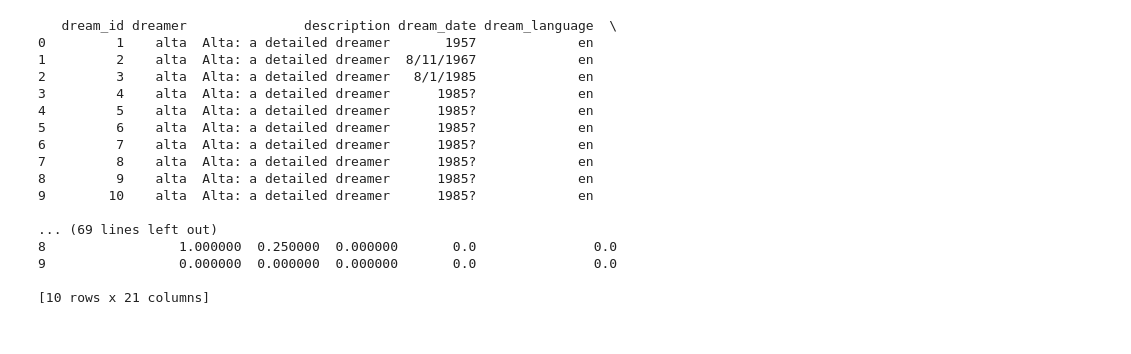
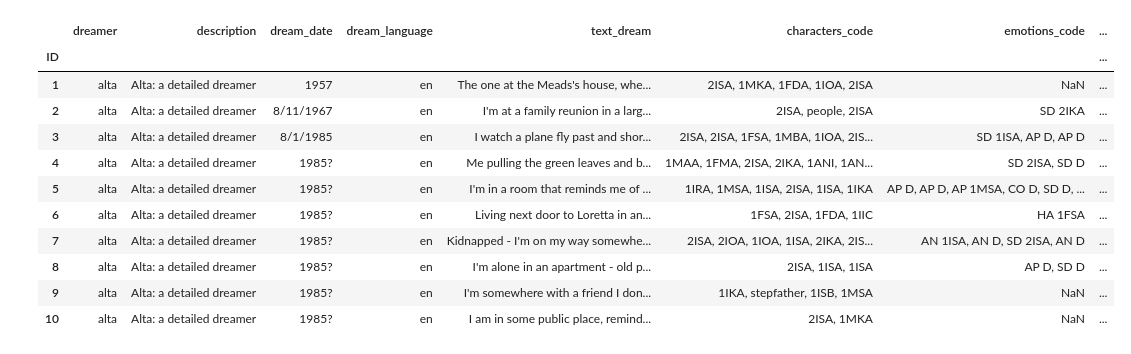
Before and after one commit to Soncity2/NLP-project-dream-interpretation, a Jupyter notebook: src/main.ipynb, the cells around one changed output. Drawn from its saved outputs; the diff is of its cells as text; code cells hidden in the pictures.

```diff
--- a/src/main.ipynb
+++ b/src/main.ipynb
@@ -3,25 +3,19 @@ from utility import load_data
 # %%
-dryad_data = load_data('data/rsos_dream_data.tsv')
-#paperswithcode_data = load_json_data('path_to_paperswithcode_dataset.json')
+dryad_data = load_data('data/rsos_dream_data.tsv', "dream_id")
+dream_data = load_data('data/dream_train.json',2)
 
 # Show basic stats
-print(dryad_data.head(10))
-#print(paperswithcode_data.head())
+dryad_data.head(10)
 # %% [output]
-   dream_id dreamer               description dream_date dream_language  \
-0         1    alta  Alta: a detailed dreamer       1957             en
-1         2    alta  Alta: a detailed dreamer  8/11/1967             en
-2         3    alta  Alta: a detailed dreamer   8/1/1985             en
-3         4    alta  Alta: a detailed dreamer      1985?             en
-4         5    alta  Alta: a detailed dreamer      1985?             en
-5         6    alta  Alta: a detailed dreamer      1985?             en
-6         7    alta  Alta: a detailed dreamer      1985?             en
-7         8    alta  Alta: a detailed dreamer      1985?             en
-8         9    alta  Alta: a detailed dreamer      1985?             en
-9        10    alta  Alta: a detailed dreamer      1985?             en
-
-... (69 lines left out)
-8                 1.000000  0.250000  0.000000       0.0               0.0
-9                 0.000000  0.000000  0.000000       0.0               0.0
-
-[10 rows x 21 columns]
+|  | dreamer | description | dream_date | dream_language | text_dream | characters_code | emotions_code | ... |
+| ID |  |  |  |  |  |  |  | ... |
+| 1 | alta | Alta: a detailed dreamer | 1957 | en | The one at the Meads's house, whe... | 2ISA, 1MKA, 1FDA, 1IOA, 2ISA | NaN | ... |
+| 2 | alta | Alta: a detailed dreamer | 8/11/1967 | en | I'm at a family reunion in a larg... | 2ISA, people, 2ISA | SD 2IKA | ... |
+| 3 | alta | Alta: a detailed dreamer | 8/1/1985 | en | I watch a plane fly past and shor... | 2ISA, 2ISA, 1FSA, 1MBA, 1IOA, 2IS... | SD 1ISA, AP D, AP D | ... |
+| 4 | alta | Alta: a detailed dreamer | 1985? | en | Me pulling the green leaves and b... | 1MAA, 1FMA, 2ISA, 2IKA, 1ANI, 1AN... | SD 2ISA, SD D | ... |
+| 5 | alta | Alta: a detailed dreamer | 1985? | en | I'm in a room that reminds me of ... | 1IRA, 1MSA, 1ISA, 2ISA, 1ISA, 1IKA | AP D, AP D, AP 1MSA, CO D, SD D, ... | ... |
+| 6 | alta | Alta: a detailed dreamer | 1985? | en | Living next door to Loretta in an... | 1FSA, 2ISA, 1FDA, 1IIC | HA 1FSA | ... |
+| 7 | alta | Alta: a detailed dreamer | 1985? | en | Kidnapped - I'm on my way somewhe... | 2ISA, 2IOA, 1IOA, 1ISA, 2IKA, 2IS... | AN 1ISA, AN D, SD 2ISA, AN D | ... |
+| 8 | alta | Alta: a detailed dreamer | 1985? | en | I'm alone in an apartment - old p... | 2ISA, 1ISA, 1ISA | AP D, SD D | ... |
+| 9 | alta | Alta: a detailed dreamer | 1985? | en | I'm somewhere with a friend I don... | 1IKA, stepfather, 1ISB, 1MSA | NaN | ... |
+| 10 | alta | Alta: a detailed dreamer | 1985? | en | I am in some public place, remind... | 2ISA, 1MKA | NaN | ... |
```
Also changed, not shown: parts of 13 cells of this notebook, 3 other files.
